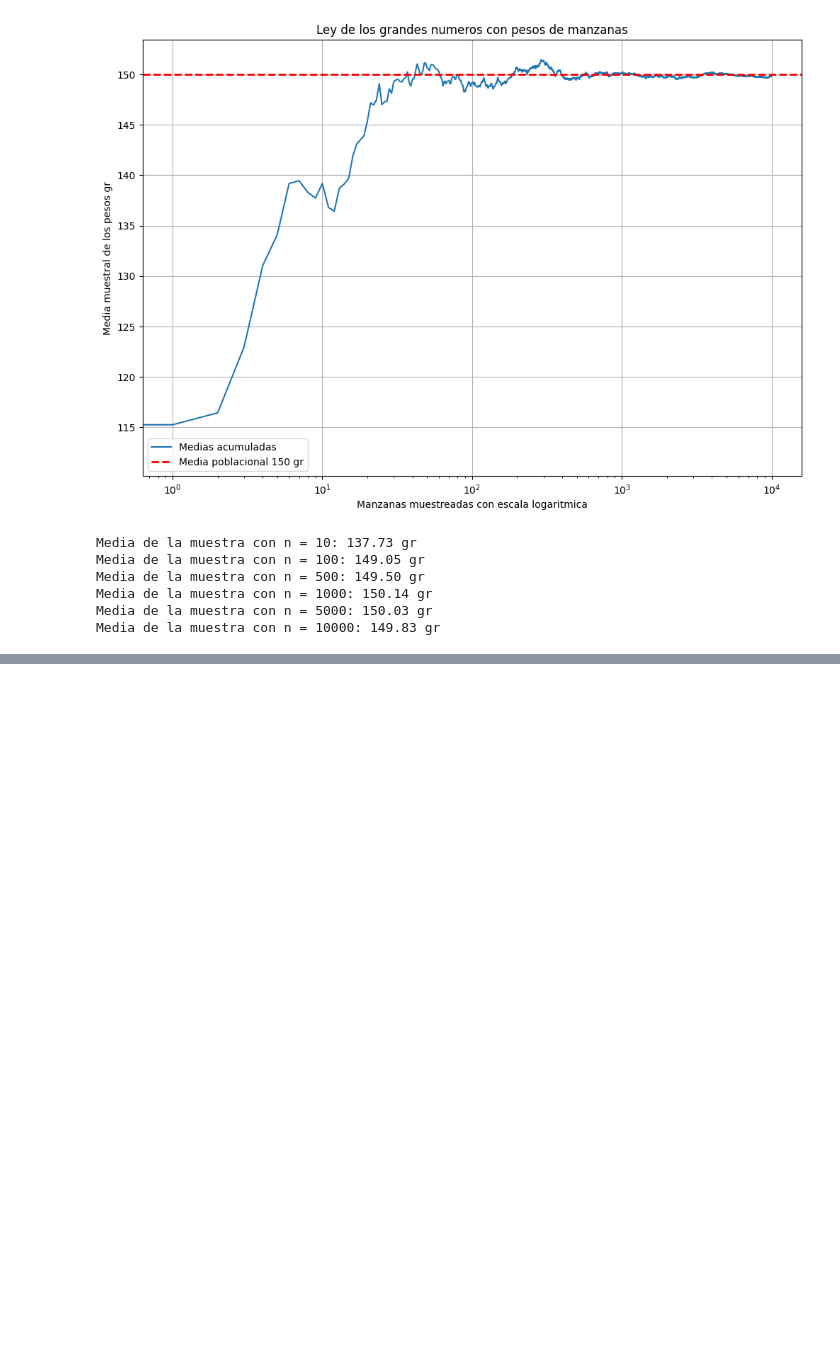
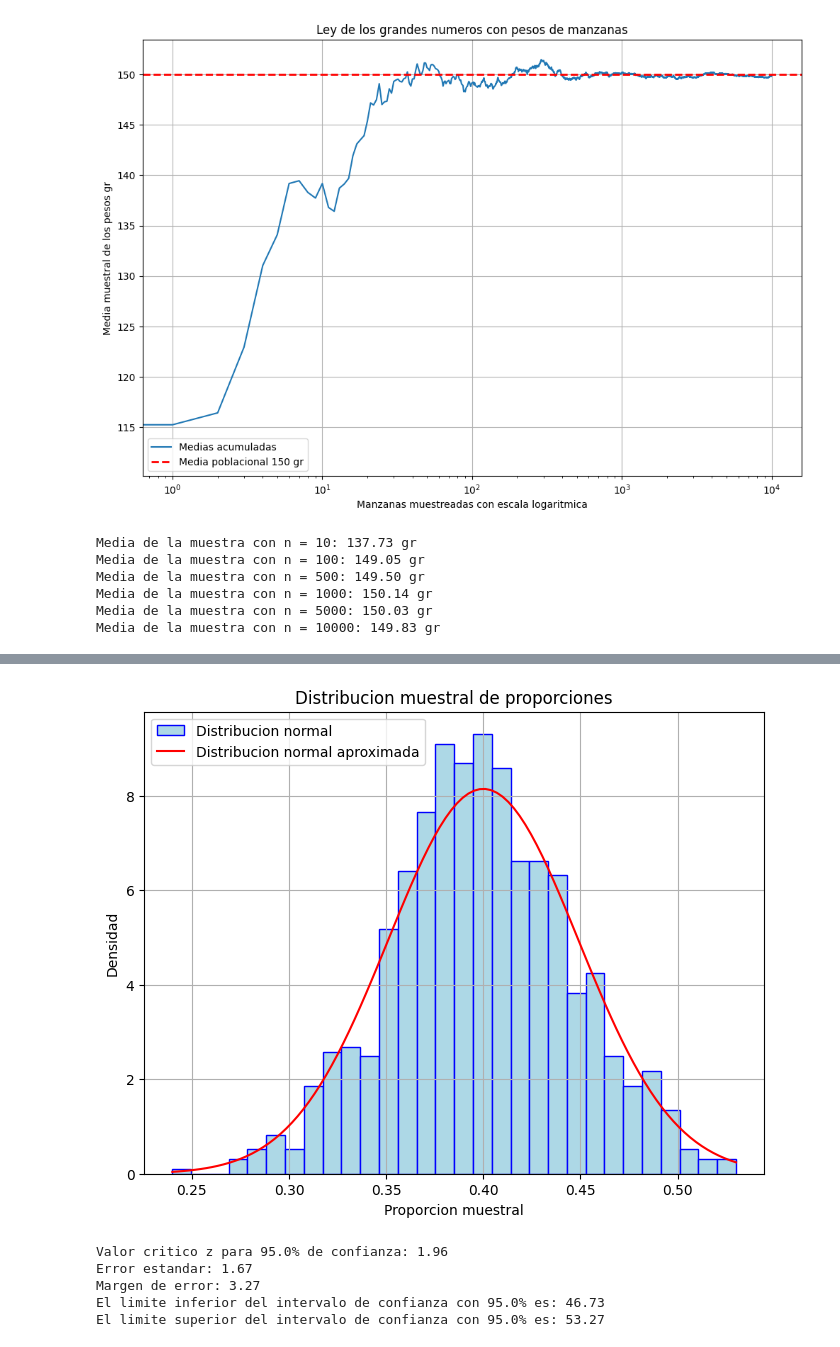
Before and after one commit to MattZG/Portafolio, a Jupyter notebook: Modulo_5.ipynb, the cells around one changed output, grey strips where cells are left out. Saved outputs shown, nothing was run; the diff lists cells and outputs as text; code cells hidden in the pictures; blank space fills up the shorter version.

```diff
--- a/Modulo_5.ipynb
+++ b/Modulo_5.ipynb
@@ -105,0 +232,56 @@ Media de la muestra con n = 10000: 149.83 gr
+# %%
+import numpy as np
+from scipy.stats import norm
+import matplotlib.pyplot as plt
+
+p_pobla = 0.4 #proporcion poblacional
+muestra = 100
+num_sim = 1000
+prop_muestrales = [] #proporciones muestrales
+
+for _ in range(num_sim):
+  num_exitos = np.random.binomial(muestra, p_pobla, size = 1)
+  prop_muestrales.append(num_exitos[0] / muestra)
+
+plt.figure(figsize = (8, 6))
+plt.hist(prop_muestrales, bins = 30, color = 'lightblue', edgecolor = 'blue', density = True, label = 'Distribucion normal')
+ax = np.linspace(min(prop_muestrales), max(prop_muestrales), 100)
+error_std = np.sqrt(p_pobla * (1 - p_pobla) / muestra)
+plt.plot(ax, norm.pdf(ax, loc = p_pobla, scale = error_std), color = 'red', label = 'Distribucion normal aproximada')
+plt.title('Distribucion muestral de proporciones')
+plt.xlabel('Proporcion muestral')
+plt.ylabel('Densidad')
+plt.legend()
+plt.grid(True)
+plt.show()
+# %% [output]
+[figure, added]
+# %%
+import numpy as np
+import matplotlib.pyplot as plt
+from scipy.stats import norm
+
+mu_muestral = 50
+desv_pobla = 10
+tam_muestra = 36
+lvl_confianza = 0.95 #nivel de confianza
+
+z_crit = norm.ppf(1- (1 - lvl_confianza) / 2)
+print(f'Valor critico z para {lvl_confianza * 100}% de confianza: {z_crit:.2f}')
+
+error_std = desv_pobla / np.sqrt(tam_muestra)
+print(f'Error estandar: {error_std:.2f}')
+
+marg_error = z_crit * error_std
+print(f'Margen de error: {marg_error:.2f}')
+
+lim_inf = mu_muestral - marg_error
+lim_sup = mu_muestral + marg_error
+print(f'El limite inferior del intervalo de confianza con {lvl_confianza * 100}% es: {lim_inf:.2f}')
+print(f'El limite superior del intervalo de confianza con {lvl_confianza * 100}% es: {lim_sup:.2f}')
+# %% [output]
+Valor critico z para 95.0% de confianza: 1.96
+Error estandar: 1.67
+Margen de error: 3.27
+El limite inferior del intervalo de confianza con 95.0% es: 46.73
+El limite superior del intervalo de confianza con 95.0% es: 53.27
```
Also changed, not shown: parts of 12 cells of this notebook.
